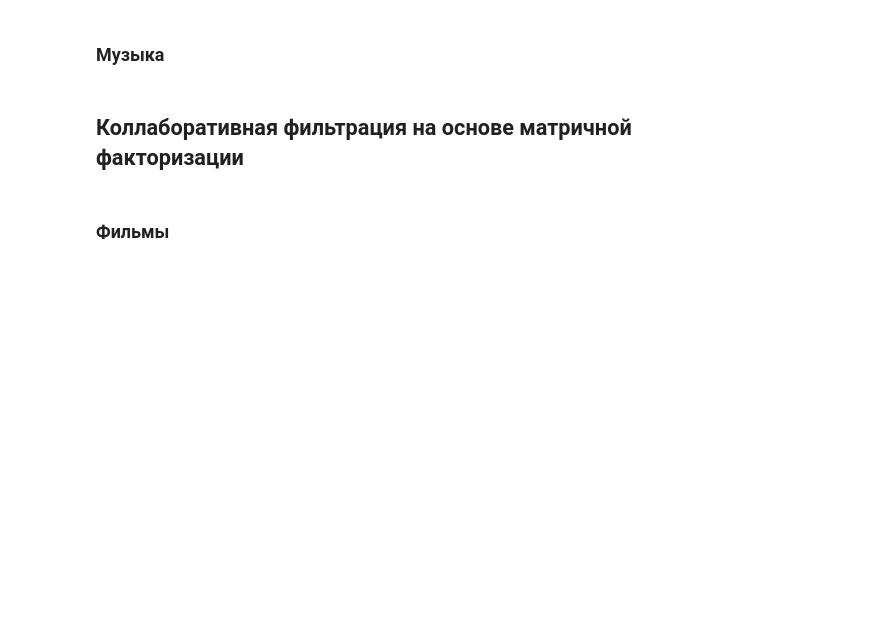
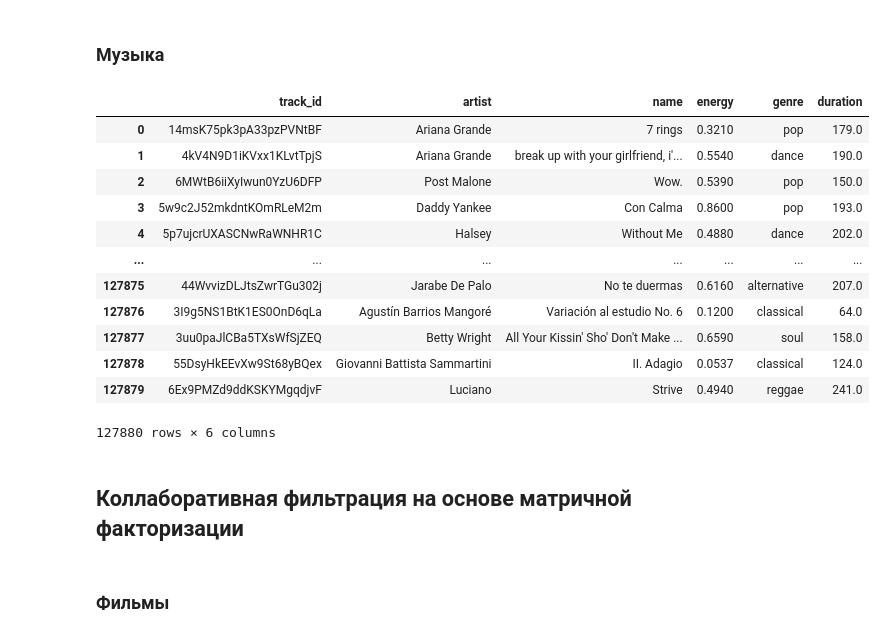
Before and after one commit to inozemtseviv/moodstream-ml, a Jupyter notebook: MoodStream_Experiments.ipynb, the cells around one changed output. Saved outputs shown, nothing was run; the diff lists cells and outputs as text; code cells hidden in the pictures; blank space fills up the shorter version.

```diff
--- a/MoodStream_Experiments.ipynb
+++ b/MoodStream_Experiments.ipynb
@@ -107,13 +111,28 @@ def get_formatted_books_ratings():
 # %%
 tracks_dataset = Dataset.get(
     dataset_id='dc72aebbbee64810a590a4c5bd82c19b',
     only_completed=True,
     auto_create=False
 )
 tracks_dataset_local_path = tracks_dataset.get_local_copy()
 tracks_data_df = pd.read_csv(f'{tracks_dataset_local_path}/tracks.csv', sep='\t')
 tracks_ratings_df = pd.read_csv(f'{tracks_dataset_local_path}/ratings.csv', sep='\t')
 tracks_genres_df = pd.read_csv(f'{tracks_dataset_local_path}/genres.csv', sep='\t')
+tracks_data_df
+# %% [output]
+|  | track_id | artist | name | energy | genre | duration |
+| 0 | 14msK75pk3pA33pzPVNtBF | Ariana Grande | 7 rings | 0.3210 | pop | 179.0 |
+| 1 | 4kV4N9D1iKVxx1KLvtTpjS | Ariana Grande | break up with your girlfriend, i'... | 0.5540 | dance | 190.0 |
+| 2 | 6MWtB6iiXyIwun0YzU6DFP | Post Malone | Wow. | 0.5390 | pop | 150.0 |
+| 3 | 5w9c2J52mkdntKOmRLeM2m | Daddy Yankee | Con Calma | 0.8600 | pop | 193.0 |
+| 4 | 5p7ujcrUXASCNwRaWNHR1C | Halsey | Without Me | 0.4880 | dance | 202.0 |
+| ... | ... | ... | ... | ... | ... | ... |
+| 127875 | 44WvvizDLJtsZwrTGu302j | Jarabe De Palo | No te duermas | 0.6160 | alternative | 207.0 |
+| 127876 | 3I9g5NS1BtK1ES0OnD6qLa | Agustín Barrios Mangoré | Variación al estudio No. 6 | 0.1200 | classical | 64.0 |
+| 127877 | 3uu0paJlCBa5TXsWfSjZEQ | Betty Wright | All Your Kissin' Sho' Don't Make ... | 0.6590 | soul | 158.0 |
+| 127878 | 55DsyHkEEvXw9St68yBQex | Giovanni Battista Sammartini | II. Adagio | 0.0537 | classical | 124.0 |
+| 127879 | 6Ex9PMZd9ddKSKYMgqdjvF | Luciano | Strive | 0.4940 | reggae | 241.0 |
+127880 rows × 6 columns
 # %%
 def get_formatted_tracks_ratings():
     # форматирую датафрейм: последовательные идентификаторы для пользователей
```
Also changed, not shown: parts of 5 cells of this notebook, 1 other file.
